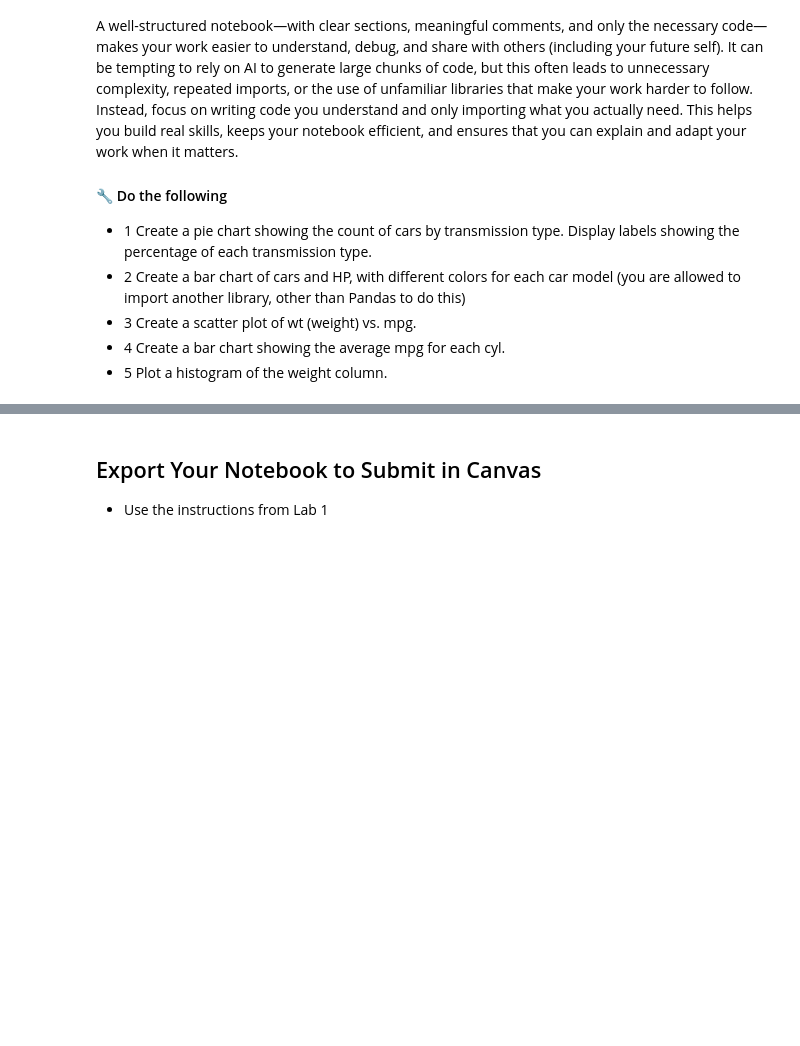
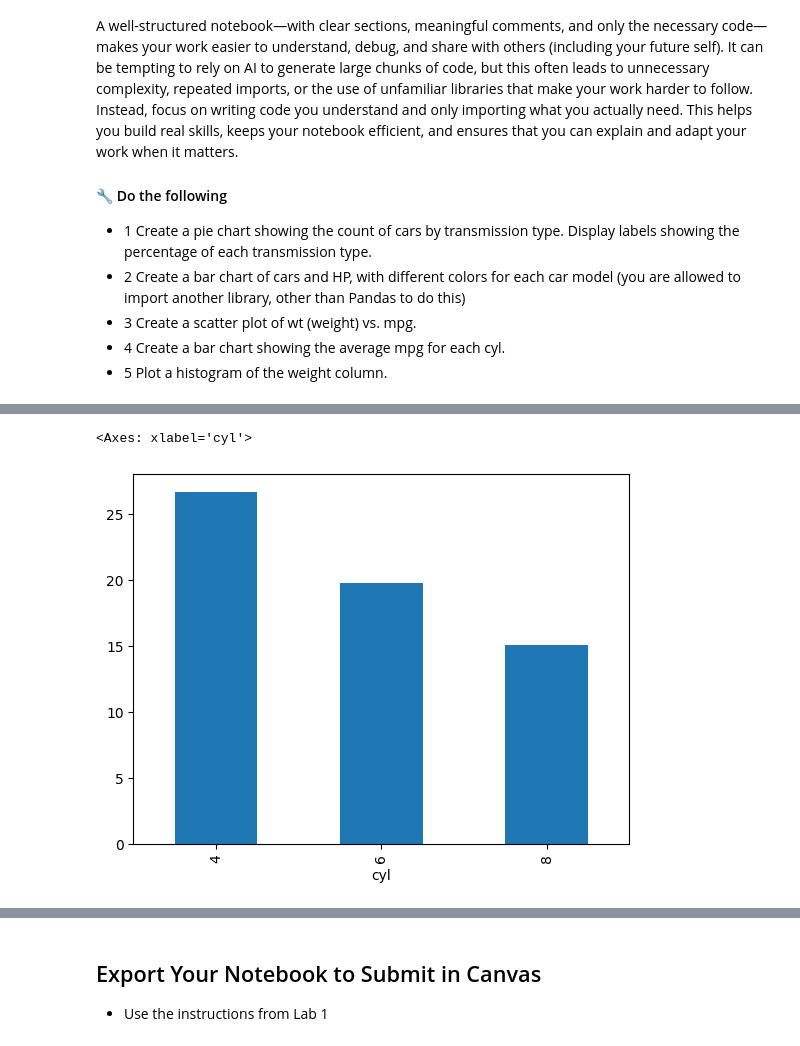
Before and after one commit to kkimhw0104/4487Fall2026, a Jupyter notebook: Labs/lab_03_visualization_intro.ipynb, the cells around one changed output, grey strips where cells are left out. Drawn from its saved outputs; the diff is of its cells as text; code cells hidden in the pictures; blank space fills up the shorter version.

```diff
--- a/Labs/lab_03_visualization_intro.ipynb
+++ b/Labs/lab_03_visualization_intro.ipynb
@@ -136,0 +207,6 @@ When working in Jupyter notebooks, it’s important to keep your code clean, org
+# %%
+#Bar chart 🔧
+df.groupby('cyl')['mpg'].mean().plot(kind='bar')
+# %% [output]
+<Axes: xlabel='cyl'>
+[figure, added]
```
Also changed, not shown: parts of 14 cells of this notebook.
